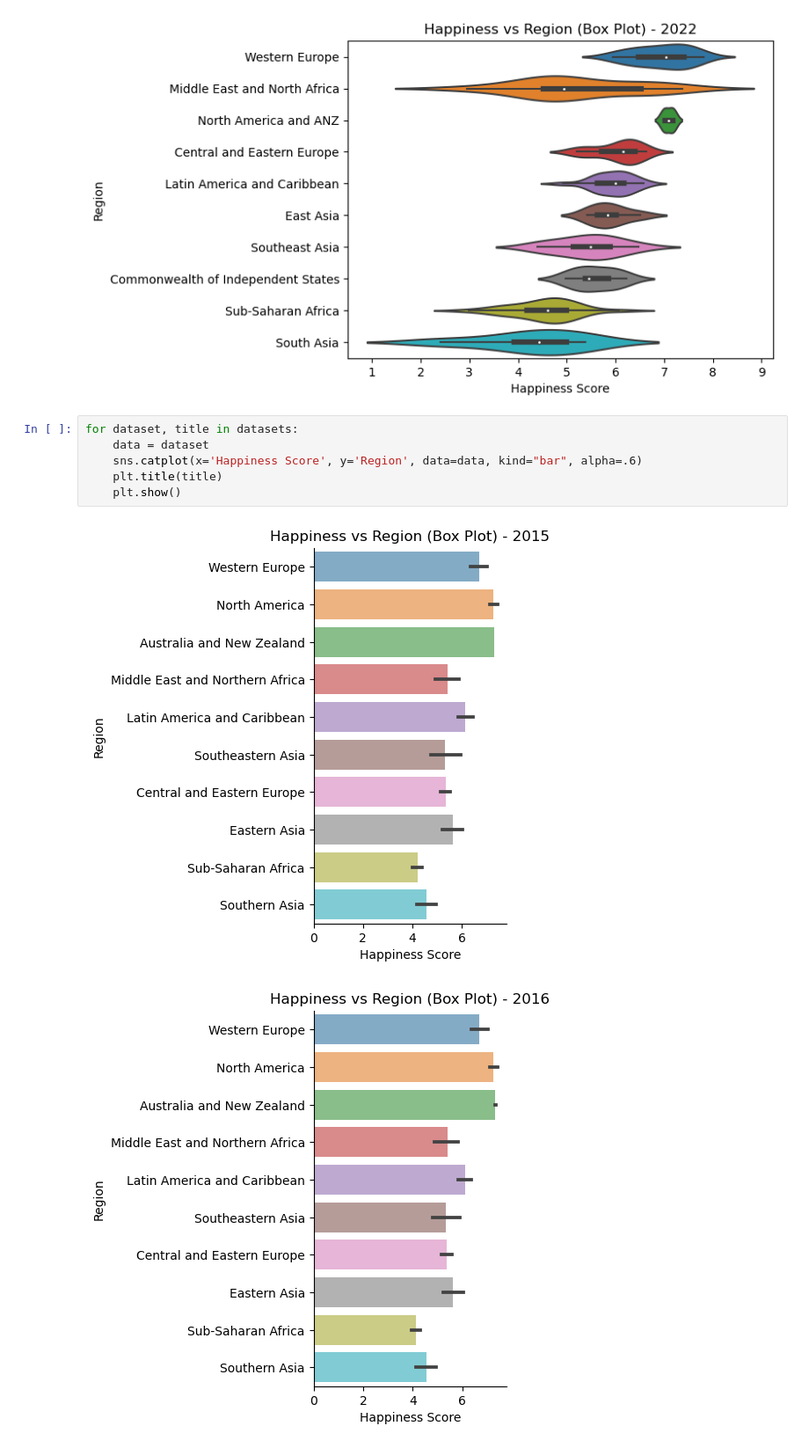
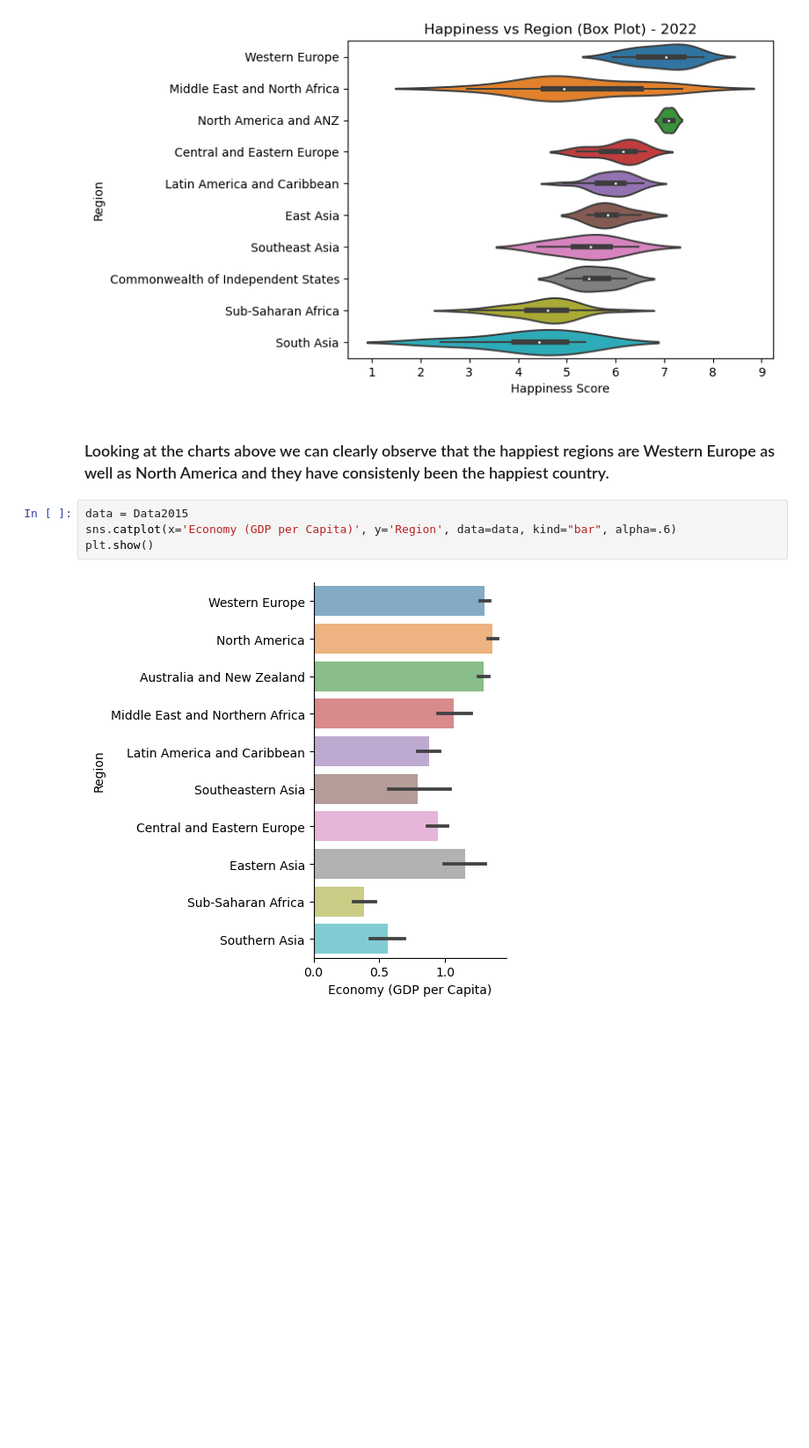
Before and after one commit to ubco-W2022T2-data301/project-group-group100, a Jupyter notebook: analysis/analysis2.ipynb, the cells around one changed output. Shown at 88% size. Cells and saved outputs as stored; diff of their text form; blank space fills up the shorter version.

```diff
--- a/analysis/analysis2.ipynb
+++ b/analysis/analysis2.ipynb
@@ -72,12 +73,11 @@ for dataset, title in datasets:
 [figure]
 [figure]
 [figure]
+# %% [markdown]
+### Looking at the charts above we can clearly observe that the happiest regions are Western Europe as well as North America and they have consistenly been the happiest country.
 # %%
-for dataset, title in datasets:
-    data = dataset
-    sns.catplot(x='Happiness Score', y='Region', data=data, kind="bar", alpha=.6)
-    plt.title(title)
-    plt.show()
+data = Data2015
+sns.catplot(x='Economy (GDP per Capita)', y='Region', data=data, kind="bar", alpha=.6)
+plt.show()
 # %% [output]
-[figure, old version]
+[figure, new version]
-[figure, removed]
```
Also changed, not shown: parts of 6 cells of this notebook.
